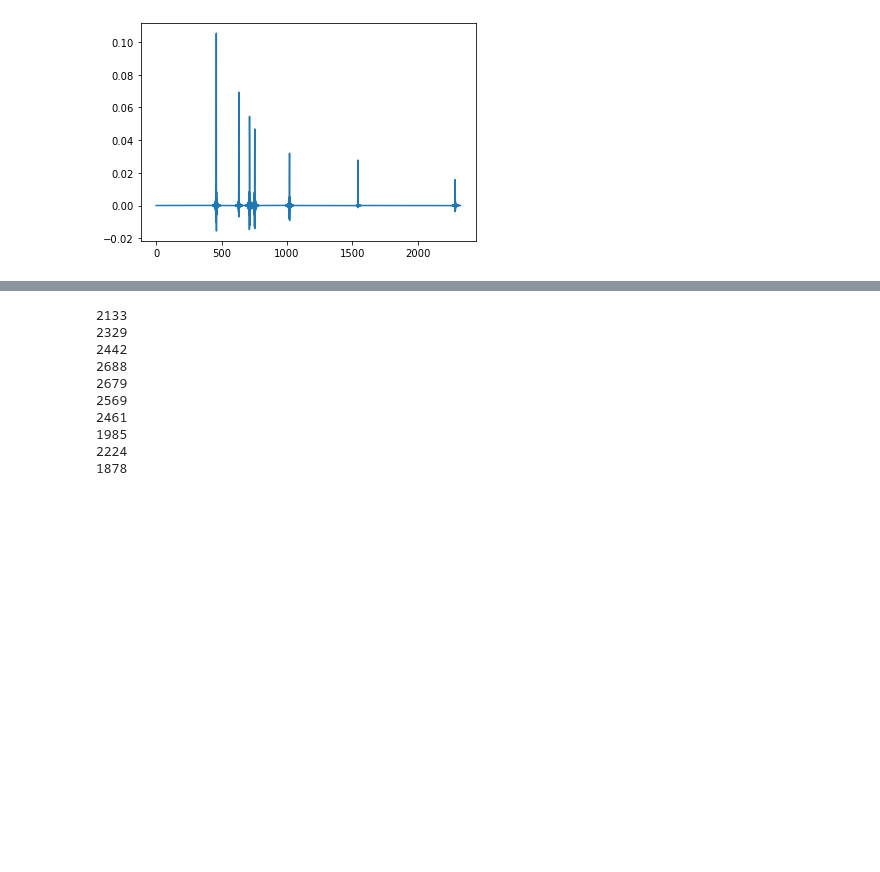
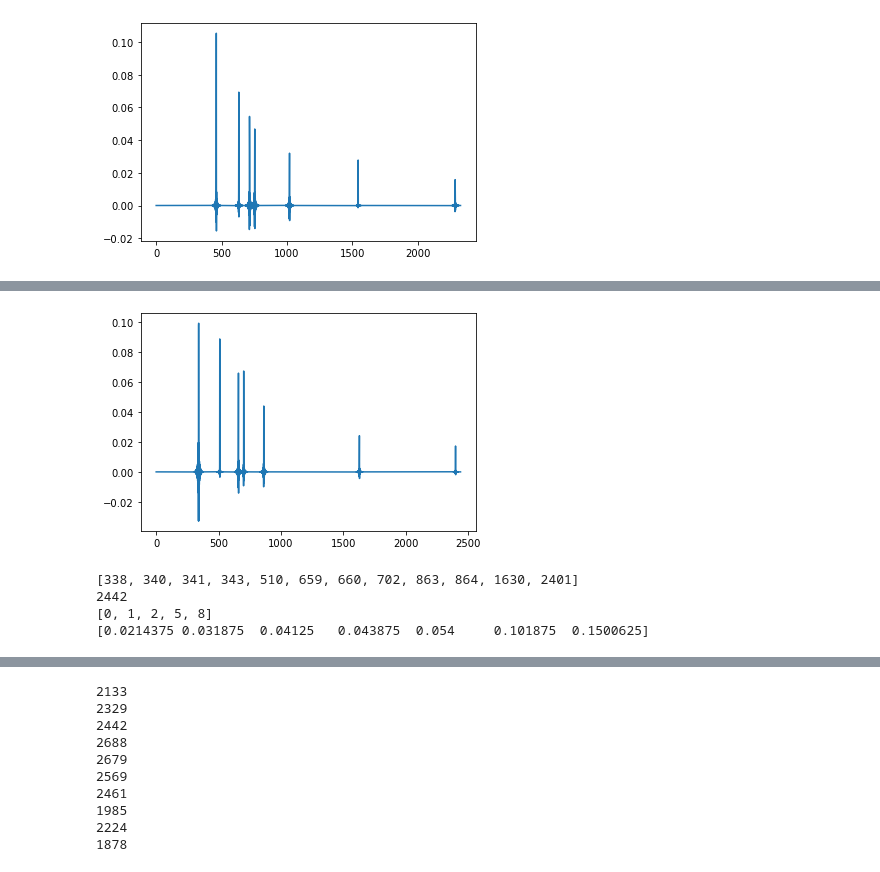
Before and after one commit to bhatiamanav/Localisation, a Jupyter notebook: Integration_Code/Larger_Room.ipynb, the cells around one changed output, grey strips where cells are left out. Cells and saved outputs as stored; diff of their text form; code cells hidden in the pictures; blank space fills up the shorter version.

```diff
--- a/Integration_Code/Larger_Room.ipynb
+++ b/Integration_Code/Larger_Room.ipynb
@@ -94,0 +159,31 @@ plt.show()
+# %%
+#Microphone 3
+plt.plot(rir_small[2][0])
+plt.show()
+
+peaks = []
+thresh = 0.014
+
+for i in range(len(rir_small[2][0])):
+    if(rir_small[2][0][i] > thresh):
+        peaks.append(i)
+print(peaks)
+print(len(rir_small[2][0]))
+
+peaks = np.array(peaks)
+
+idx = []
+for i in range(len(peaks) - 1):
+    if(peaks[i+1] - peaks[i] < 4):
+        idx.append(i)
+print(idx)
+
+peaks_del = np.delete(peaks, idx)
+
+print(np.array(peaks_del)/16000)
+# %% [output]
+[figure, added]
+[338, 340, 341, 343, 510, 659, 660, 702, 863, 864, 1630, 2401]
+2442
+[0, 1, 2, 5, 8]
+[0.0214375 0.031875  0.04125   0.043875  0.054     0.101875  0.1500625]
```
Also changed, not shown: parts of 23 cells of this notebook, 1 other file.
